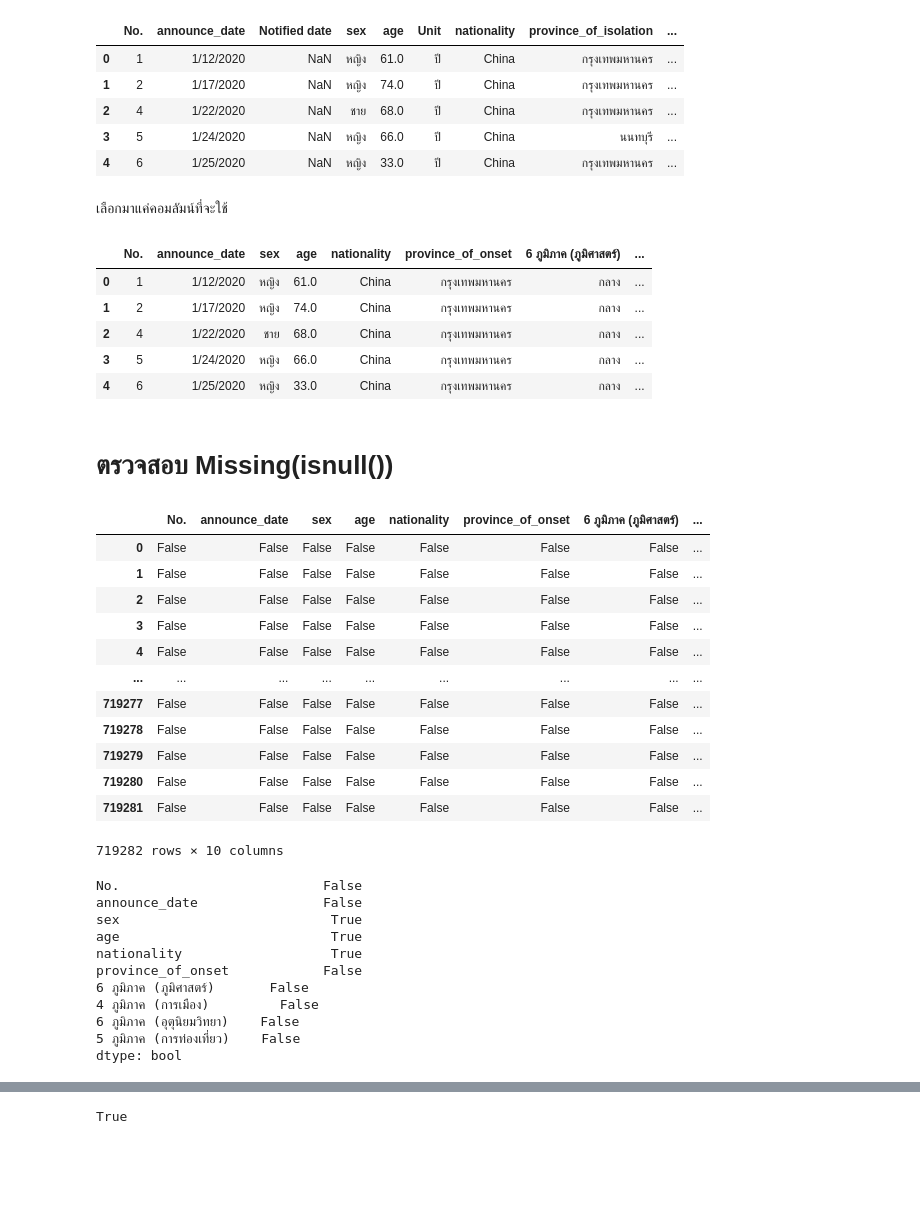
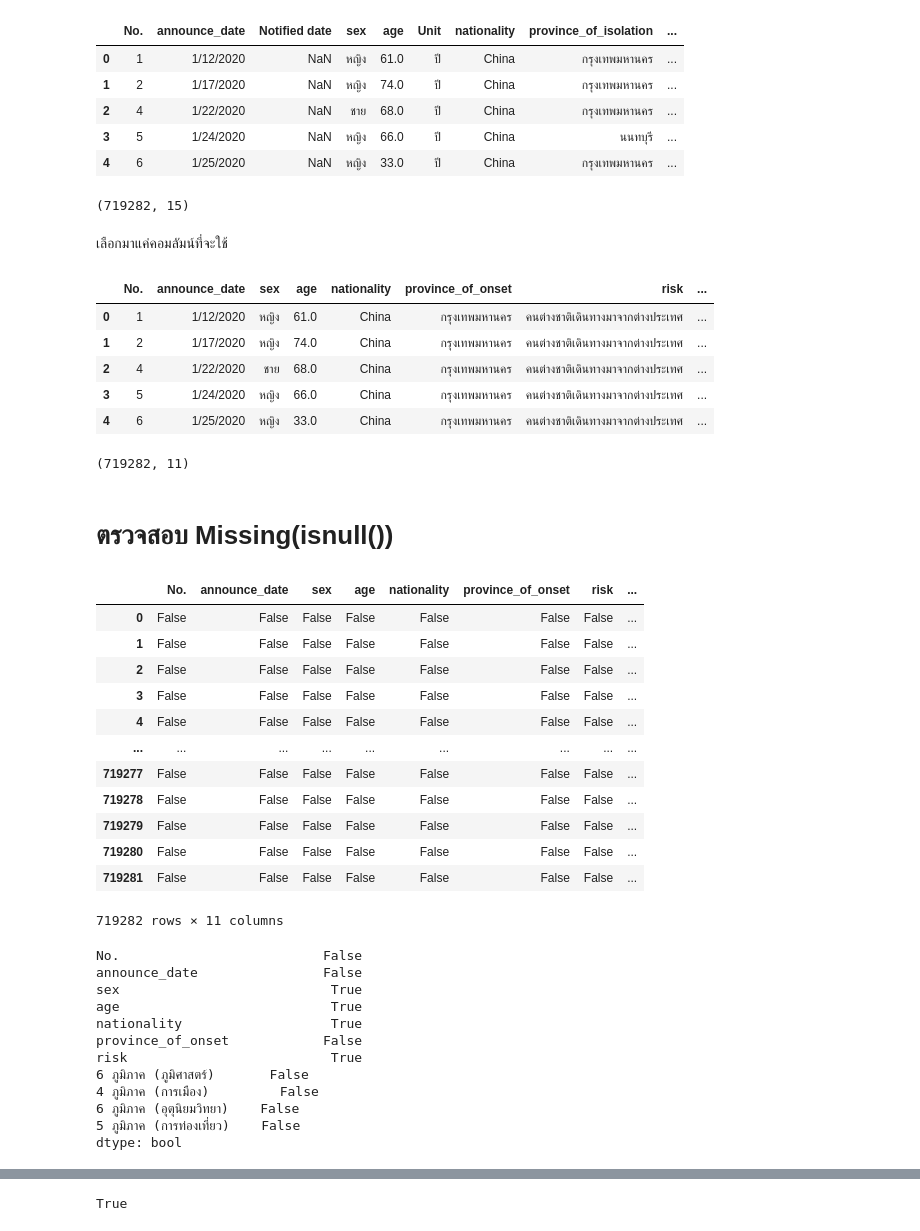
Before and after one commit to suphalaksana/data_viz_2022, a Jupyter notebook: BasicPython&DataViz_midterm2022.ipynb, the cells around one changed output, grey strips where cells are left out. Cells and saved outputs as stored; diff of their text form; code cells hidden in the pictures; blank space fills up the shorter version.

```diff
--- a/BasicPython&DataViz_midterm2022.ipynb
+++ b/BasicPython&DataViz_midterm2022.ipynb
@@ -99,24 +103,32 @@ personalcovid_data.head()
 | 2 | 4 | 1/22/2020 | NaN | ชาย | 68.0 | ปี | China | กรุงเทพมหานคร | ... |
 | 3 | 5 | 1/24/2020 | NaN | หญิง | 66.0 | ปี | China | นนทบุรี | ... |
 | 4 | 6 | 1/25/2020 | NaN | หญิง | 33.0 | ปี | China | กรุงเทพมหานคร | ... |
+# %%
+personalcovid_data.shape
+# %% [output]
+(719282, 15)
 # %% [markdown]
 เลือกมาแค่คอมลัมน์ที่จะใช้
 # %%
-personal_data = personalcovid_data[['No.', 'announce_date', 'sex', 'age', 'nationality', 'province_of_onset', '6 ภูมิภาค (ภูมิศาสตร์)', '4 ภูมิภาค (การเมือง)', '6 ภูมิภาค (อุตุนิยมวิทยา)', '5 ภูมิภาค (การท่องเที่ยว)']]
+personal_data = personalcovid_data[['No.', 'announce_date', 'sex', 'age', 'nationality', 'province_of_onset','risk', '6 ภูมิภาค (ภูมิศาสตร์)', '4 ภูมิภาค (การเมือง)', '6 ภูมิภาค (อุตุนิยมวิทยา)', '5 ภูมิภาค (การท่องเที่ยว)']]
 personal_data.head()
 # %% [output]
-|  | No. | announce_date | sex | age | nationality | province_of_onset | 6 ภูมิภาค (ภูมิศาสตร์) | ... |
-| 0 | 1 | 1/12/2020 | หญิง | 61.0 | China | กรุงเทพมหานคร | กลาง | ... |
-| 1 | 2 | 1/17/2020 | หญิง | 74.0 | China | กรุงเทพมหานคร | กลาง | ... |
-| 2 | 4 | 1/22/2020 | ชาย | 68.0 | China | กรุงเทพมหานคร | กลาง | ... |
-| 3 | 5 | 1/24/2020 | หญิง | 66.0 | China | กรุงเทพมหานคร | กลาง | ... |
-| 4 | 6 | 1/25/2020 | หญิง | 33.0 | China | กรุงเทพมหานคร | กลาง | ... |
+|  | No. | announce_date | sex | age | nationality | province_of_onset | risk | ... |
+| 0 | 1 | 1/12/2020 | หญิง | 61.0 | China | กรุงเทพมหานคร | คนต่างชาติเดินทางมาจากต่างประเทศ | ... |
+| 1 | 2 | 1/17/2020 | หญิง | 74.0 | China | กรุงเทพมหานคร | คนต่างชาติเดินทางมาจากต่างประเทศ | ... |
+| 2 | 4 | 1/22/2020 | ชาย | 68.0 | China | กรุงเทพมหานคร | คนต่างชาติเดินทางมาจากต่างประเทศ | ... |
+| 3 | 5 | 1/24/2020 | หญิง | 66.0 | China | กรุงเทพมหานคร | คนต่างชาติเดินทางมาจากต่างประเทศ | ... |
+| 4 | 6 | 1/25/2020 | หญิง | 33.0 | China | กรุงเทพมหานคร | คนต่างชาติเดินทางมาจากต่างประเทศ | ... |
+# %%
+personal_data.shape
+# %% [output]
+(719282, 11)
 # %% [markdown]
 # ตรวจสอบ Missing(isnull())
 # %%
 personal_data.isnull() #ดูว่ามีค่า missing มั้ย
 # %% [output]
-|  | No. | announce_date | sex | age | nationality | province_of_onset | 6 ภูมิภาค (ภูมิศาสตร์) | ... |
+|  | No. | announce_date | sex | age | nationality | province_of_onset | risk | ... |
 | 0 | False | False | False | False | False | False | False | ... |
 | 1 | False | False | False | False | False | False | False | ... |
 | 2 | False | False | False | False | False | False | False | ... |
@@ -128,9 +140,9 @@ personal_data.isnull() #ดูว่ามีค่า missing มั้ย
 | 719279 | False | False | False | False | False | False | False | ... |
 | 719280 | False | False | False | False | False | False | False | ... |
 | 719281 | False | False | False | False | False | False | False | ... |
-719282 rows × 10 columns
+719282 rows × 11 columns
 # %%
-personal_data.isnull().any()  #  .any() เอาค่าความจริงใน column มา OR กัน  เราจะเห็นค่า TRUE คือมีค่า missing
+personal_data.isnull().any()  #  .any() เอาค่าความจริงใน column มา OR กัน  เราจะเห็นค่า TRUE คือมีค่า missing  #ดูว่าบางตัวยังมี missing อยู่
 # %% [output]
 No.                          False
 announce_date                False
@@ -138,6 +150,7 @@ sex                           True
 age                           True
 nationality                   True
 province_of_onset            False
+risk                          True
 6 ภูมิภาค (ภูมิศาสตร์)       False
 4 ภูมิภาค (การเมือง)         False
 6 ภูมิภาค (อุตุนิยมวิทยา)    False
```
Also changed, not shown: parts of 29 cells of this notebook.
